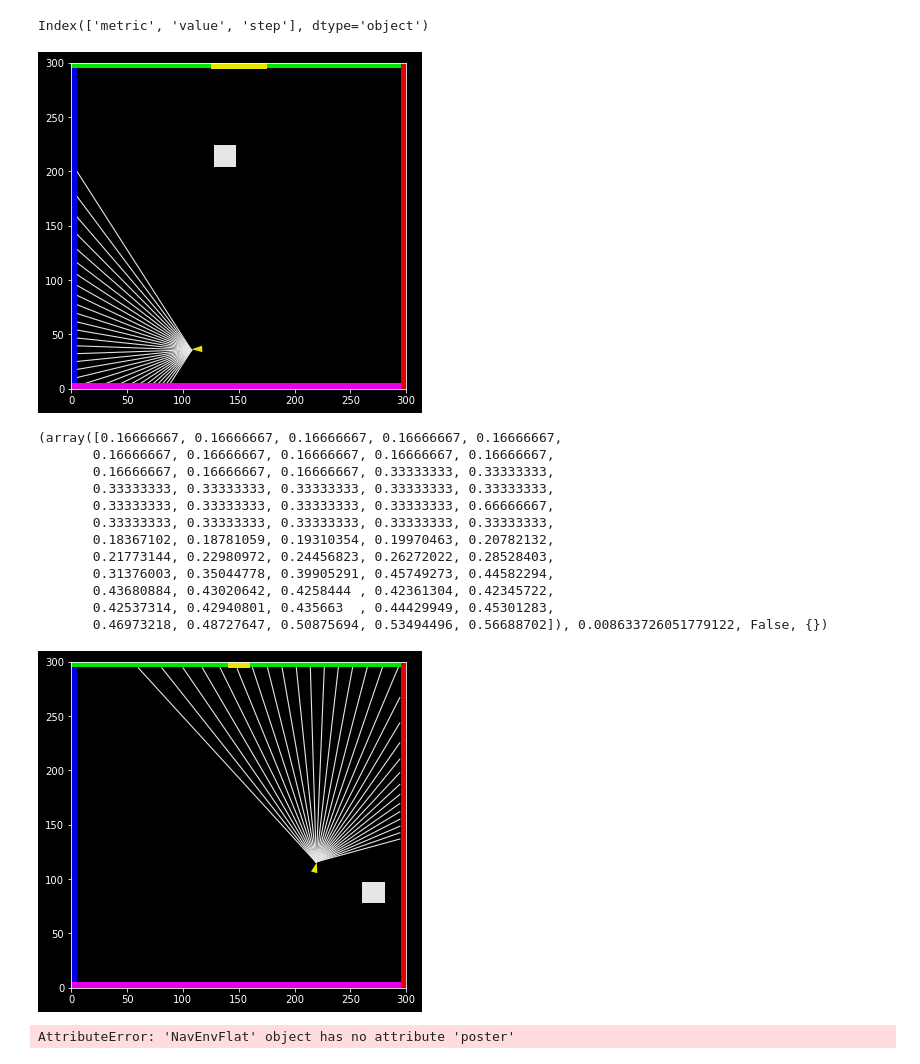
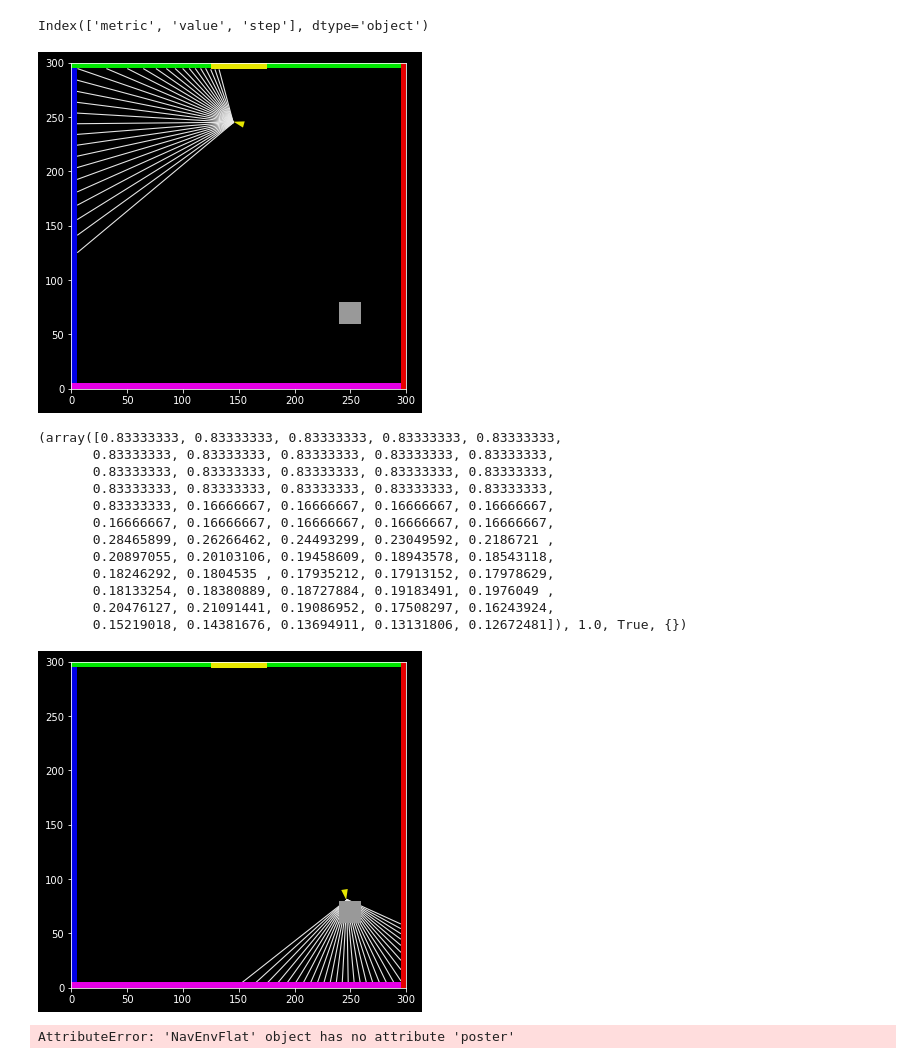
Before and after one commit to liuandrew/training-rl-algo, a Jupyter notebook: write_and_test/test_env_training.ipynb, the cells around one changed output. Cells and saved outputs as stored; diff of their text form; code cells hidden in the pictures.

```diff
--- a/write_and_test/test_env_training.ipynb
+++ b/write_and_test/test_env_training.ipynb
@@ -1753,26 +1753,27 @@ class NavEnvFlat(gym.Env):
 # %%
 env = NavEnvFlat(task_structure=2, wall_colors=4, poster=1)
 # %%
+env.reset()
 env.render('human')
 # %% [output]
-[figure, old version]
+[figure, new version]
 # %%
-print(env.step(2))
+print(env.step(1))
 env.render('human')
 # %% [output]
-(array([0.16666667, 0.16666667, 0.16666667, 0.16666667, 0.16666667,
+(array([0.83333333, 0.83333333, 0.83333333, 0.83333333, 0.83333333,
+       0.83333333, 0.83333333, 0.83333333, 0.83333333, 0.83333333,
+       0.83333333, 0.83333333, 0.83333333, 0.83333333, 0.83333333,
+       0.83333333, 0.83333333, 0.83333333, 0.83333333, 0.83333333,
+       0.83333333, 0.16666667, 0.16666667, 0.16666667, 0.16666667,
        0.16666667, 0.16666667, 0.16666667, 0.16666667, 0.16666667,
-       0.16666667, 0.16666667, 0.16666667, 0.33333333, 0.33333333,
-       0.33333333, 0.33333333, 0.33333333, 0.33333333, 0.33333333,
-       0.33333333, 0.33333333, 0.33333333, 0.33333333, 0.66666667,
-       0.33333333, 0.33333333, 0.33333333, 0.33333333, 0.33333333,
-       0.18367102, 0.18781059, 0.19310354, 0.19970463, 0.20782132,
-       0.21773144, 0.22980972, 0.24456823, 0.26272022, 0.28528403,
-       0.31376003, 0.35044778, 0.39905291, 0.45749273, 0.44582294,
-       0.43680884, 0.43020642, 0.4258444 , 0.42361304, 0.42345722,
-       0.42537314, 0.42940801, 0.435663  , 0.44429949, 0.45301283,
-       0.46973218, 0.48727647, 0.50875694, 0.53494496, 0.56688702]), 0.008633726051779122, False, {})
+       0.28465899, 0.26266462, 0.24493299, 0.23049592, 0.2186721 ,
+       0.20897055, 0.20103106, 0.19458609, 0.18943578, 0.18543118,
+       0.18246292, 0.1804535 , 0.17935212, 0.17913152, 0.17978629,
+       0.18133254, 0.18380889, 0.18727884, 0.19183491, 0.1976049 ,
+       0.20476127, 0.21091441, 0.19086952, 0.17508297, 0.16243924,
+       0.15219018, 0.14381676, 0.13694911, 0.13131806, 0.12672481]), 1.0, True, {})
-[figure, old version]
+[figure, new version]
 # %%
 import gym
 import gym_nav
```
Also changed, not shown: 5 other files.
